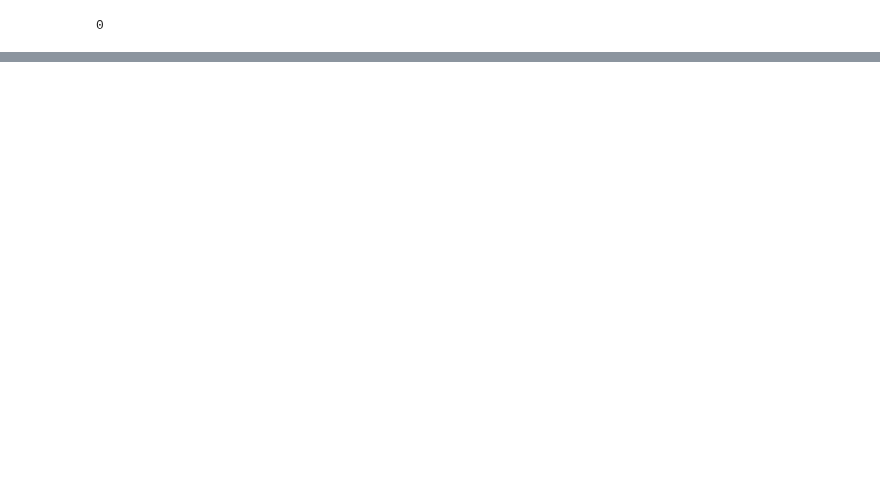
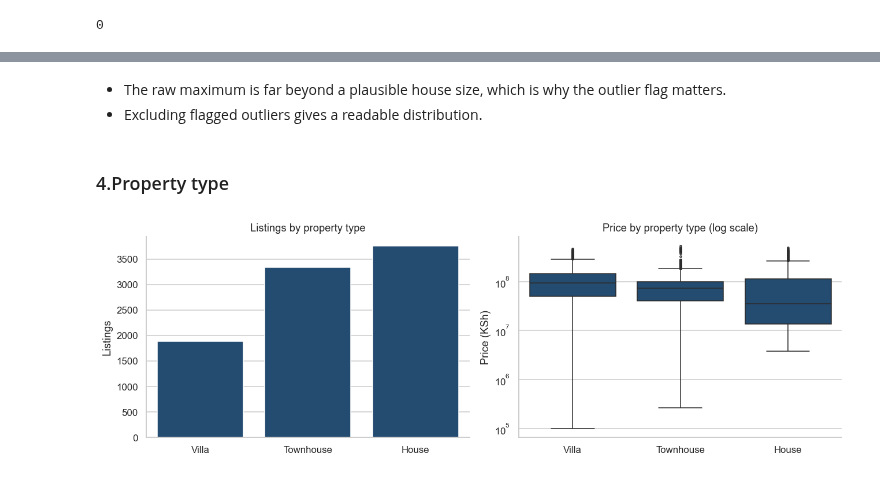
Before and after one commit to kenny067/NyumbaSense-ml, a Jupyter notebook: nyumba.ipynb, the cells around one changed output, grey strips where cells are left out. Cells and saved outputs as stored; diff of their text form; code cells hidden in the pictures; blank space fills up the shorter version.

```diff
--- a/nyumba.ipynb
+++ b/nyumba.ipynb
@@ -85,0 +539,25 @@ df.duplicated().sum()
+# %% [markdown]
+- The raw maximum is far beyond a plausible house size, which is why the outlier flag matters.
+- Excluding flagged outliers gives a readable distribution.
+# %% [markdown]
+### 4.Property type
+# %%
+order = data.groupby("property_type")["price"].median().sort_values(ascending=False).index
+
+fig, ax = plt.subplots(1, 2, figsize=(12, 4))
+
+sns.countplot(data=data, x="property_type", order=order, color=BLUE, ax=ax[0])
+ax[0].set_title("Listings by property type")
+ax[0].set_xlabel("")
+ax[0].set_ylabel("Listings")
+
+sns.boxplot(data=data, x="property_type", y="price", order=order, color=BLUE, fliersize=2, ax=ax[1])
+ax[1].set_yscale("log")
+ax[1].set_title("Price by property type (log scale)")
+ax[1].set_xlabel("")
+ax[1].set_ylabel("Price (KSh)")
+
+plt.tight_layout()
+plt.show()
+# %% [output]
+[figure, added]
```
Also changed, not shown: parts of 58 cells of this notebook, 2 other files.
